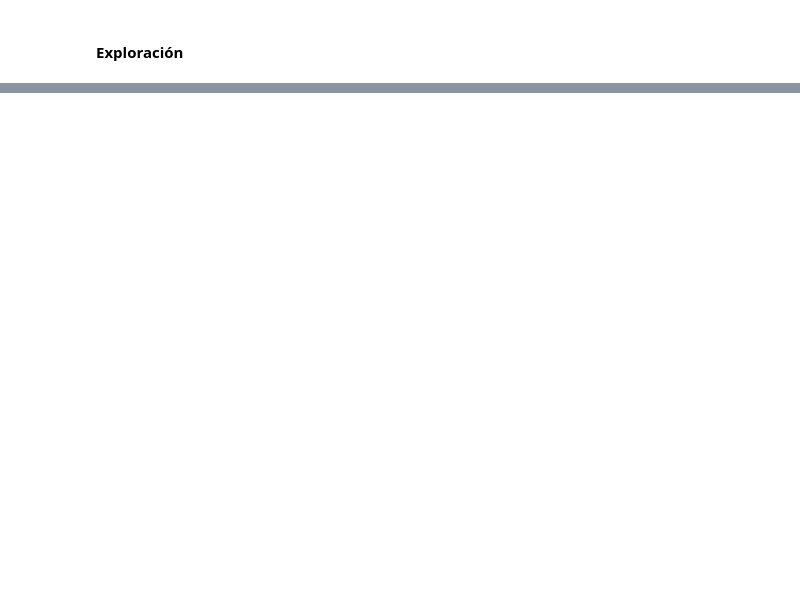
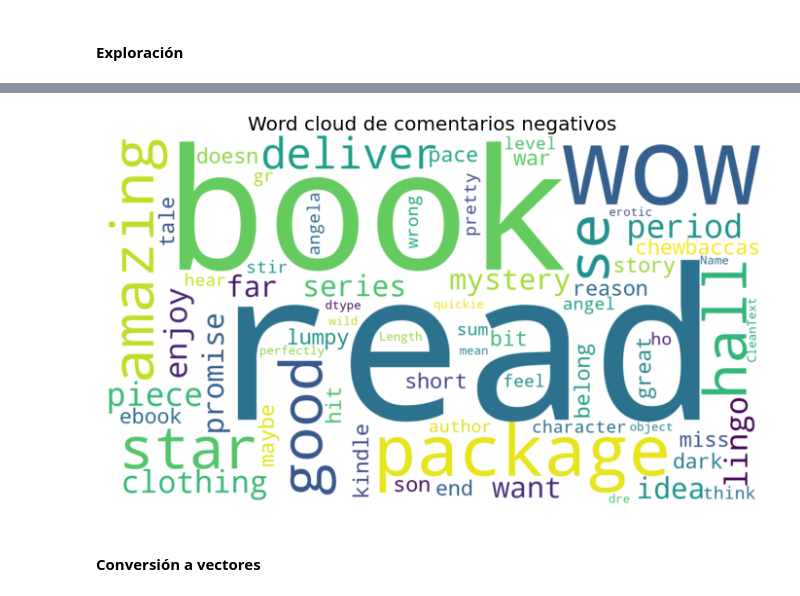
Before and after one commit to malvarezg1/BI, a Jupyter notebook: Proyecto 1/Proyecto 1- NLP.ipynb, the cells around one changed output, grey strips where cells are left out. Cells and saved outputs as stored; diff of their text form; code cells hidden in the pictures; blank space fills up the shorter version.

```diff
--- a/Proyecto 1/Proyecto 1- NLP.ipynb
+++ b/Proyecto 1/Proyecto 1- NLP.ipynb
@@ -149,8 +165,12 @@ plt.show()
 # %%
 plt.figure(figsize=(14,7))
-negative_text = ''.join(str(df[df['Output'] == 0].reviewText))
-word_cloud = WordCloud(stopwords = STOPWORDS, max_words = 200, width=1366, height=768, background_color="white").generate(negative_text)
+negative_text = ''.join(str(df[df['Output'] == 0].CleanText))
+word_cloud = WordCloud(stopwords = STOPWORDS, max_words = 100, width=1366, height=768, background_color="white").generate(negative_text)
 plt.imshow(word_cloud, interpolation='bilinear')
 plt.axis('off')
 plt.title('Word cloud de comentarios negativos',fontsize=20)
 plt.show()
+# %% [output]
+[figure, added]
+# %% [markdown]
+#### Conversión a vectores
```
Also changed, not shown: parts of 3 cells of this notebook.
